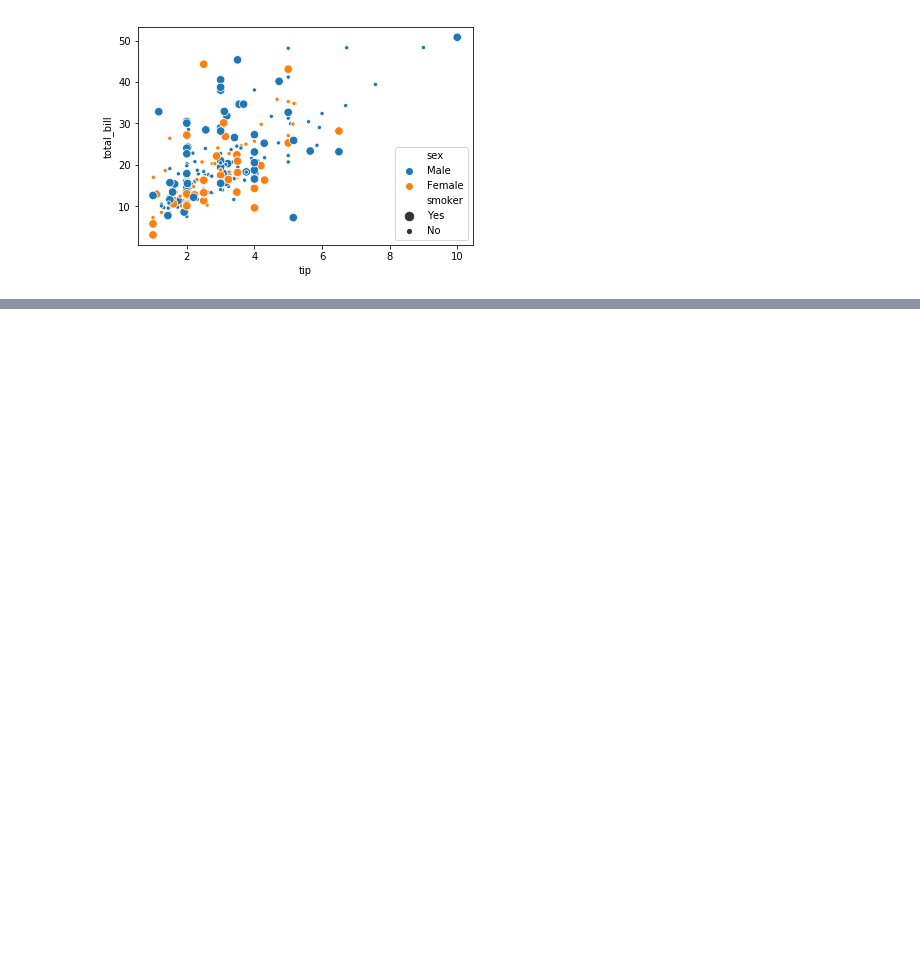
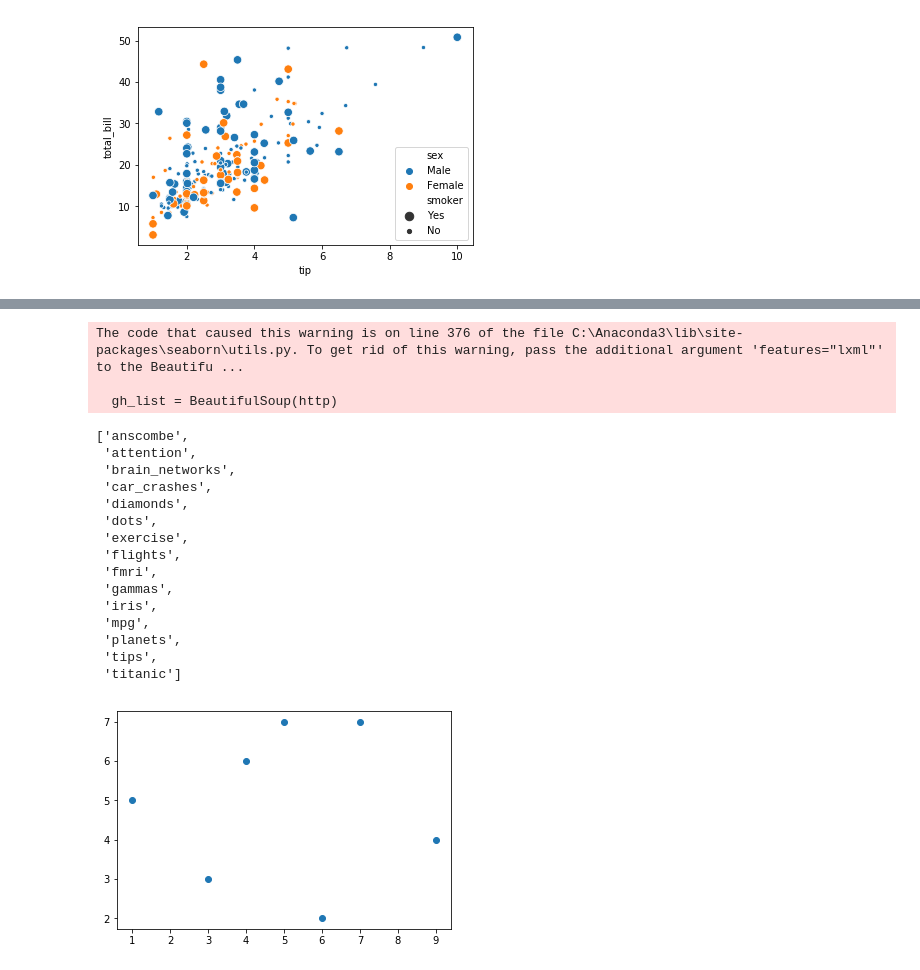
Before and after one commit to imrankhan0786/imran1, a Jupyter notebook: Data Science/pandas.ipynb, the cells around one changed output, grey strips where cells are left out. Cells and saved outputs as stored; diff of their text form; code cells hidden in the pictures; blank space fills up the shorter version.

```diff
--- a/Data Science/pandas.ipynb
+++ b/Data Science/pandas.ipynb
@@ -107,0 +122,26 @@ plt.show()
+# %%
+
+
+
+plt.scatter(x,y)
+sns.get_dataset_names()
+# %% [output]
+The code that caused this warning is on line 376 of the file C:\Anaconda3\lib\site-packages\seaborn\utils.py. To get rid of this warning, pass the additional argument 'features="lxml"' to the Beautifu ...
+
+  gh_list = BeautifulSoup(http)
+['anscombe',
+ 'attention',
+ 'brain_networks',
+ 'car_crashes',
+ 'diamonds',
+ 'dots',
+ 'exercise',
+ 'flights',
+ 'fmri',
+ 'gammas',
+ 'iris',
+ 'mpg',
+ 'planets',
+ 'tips',
+ 'titanic']
+[figure, added]
```
Also changed, not shown: parts of 24 cells of this notebook.
